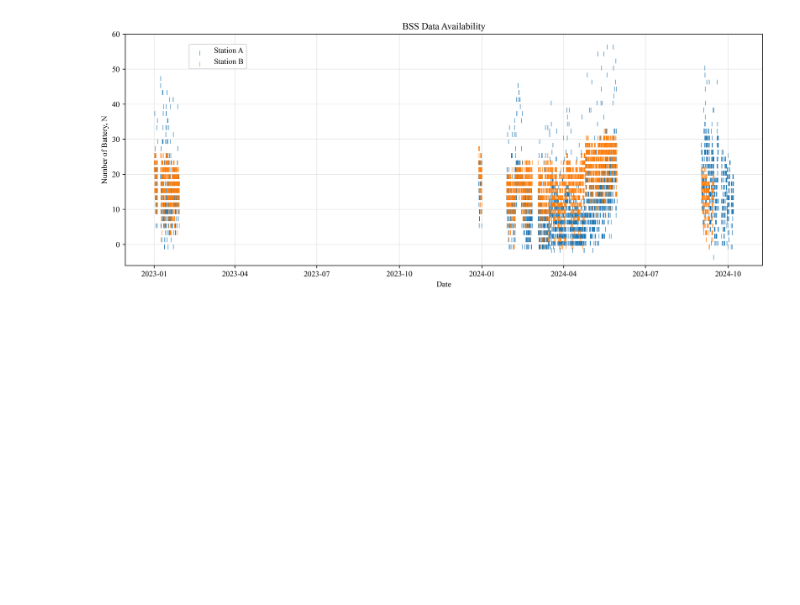
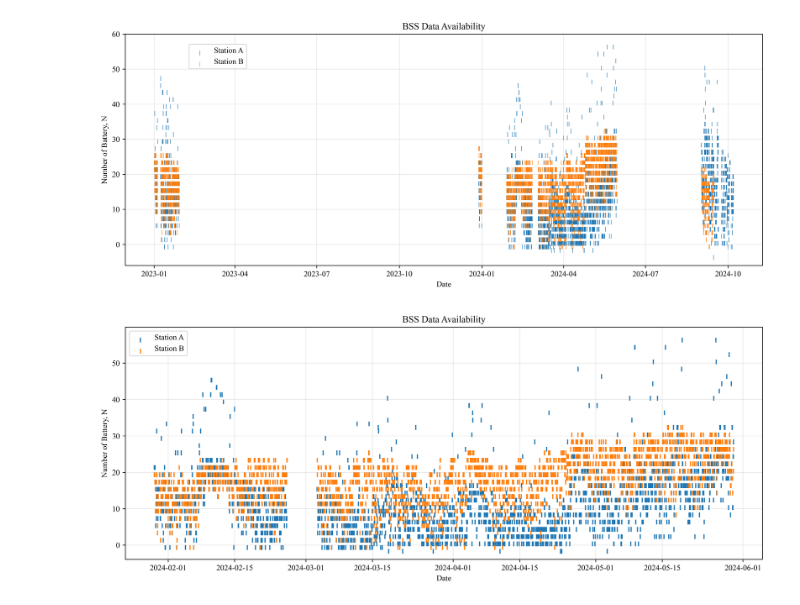
Before and after one commit to jhyeoh2002/BSS_V2B, a Jupyter notebook: Data/data_cleaning.ipynb, the cells around one changed output. Drawn from its saved outputs; the diff is of its cells as text; code cells hidden in the pictures; blank space fills up the shorter version.

```diff
--- a/Data/data_cleaning.ipynb
+++ b/Data/data_cleaning.ipynb
@@ -59,3 +59,20 @@ plt.tight_layout()
 plt.savefig('../Figures/BSS_Data_Availability.png',dpi='figure', format='png')
 # %% [output]
 [figure]
+# %%
+plt.figure(figsize=(12,5),dpi=500)
+
+plt.grid(True, alpha=0.3)
+plt.title('BSS Data Availability', fontsize = 12)
+plt.scatter(stationA_hourly.index[9434:12361], stationA_hourly['batt_num'][9434:12361],marker=3,linewidths=1.5,label="Station A")
+plt.scatter(stationB_hourly.index[9434:12361], stationB_hourly['batt_num'][9434:12361],marker=3,linewidths=1.5,label="Station B")
+
+plt.ylabel('Number of Battery, N', fontsize=10)
+plt.xlabel('Date', fontsize=10)
+
+plt.legend(loc='best',fontsize = 10)
+plt.tight_layout()
+
+plt.savefig('../Figures/BSS_Data_Availability_Range.png',dpi='figure', format='png')
+# %% [output]
+[figure, added]
```
Also changed, not shown: parts of 1 cell of this notebook, 3 other files.
